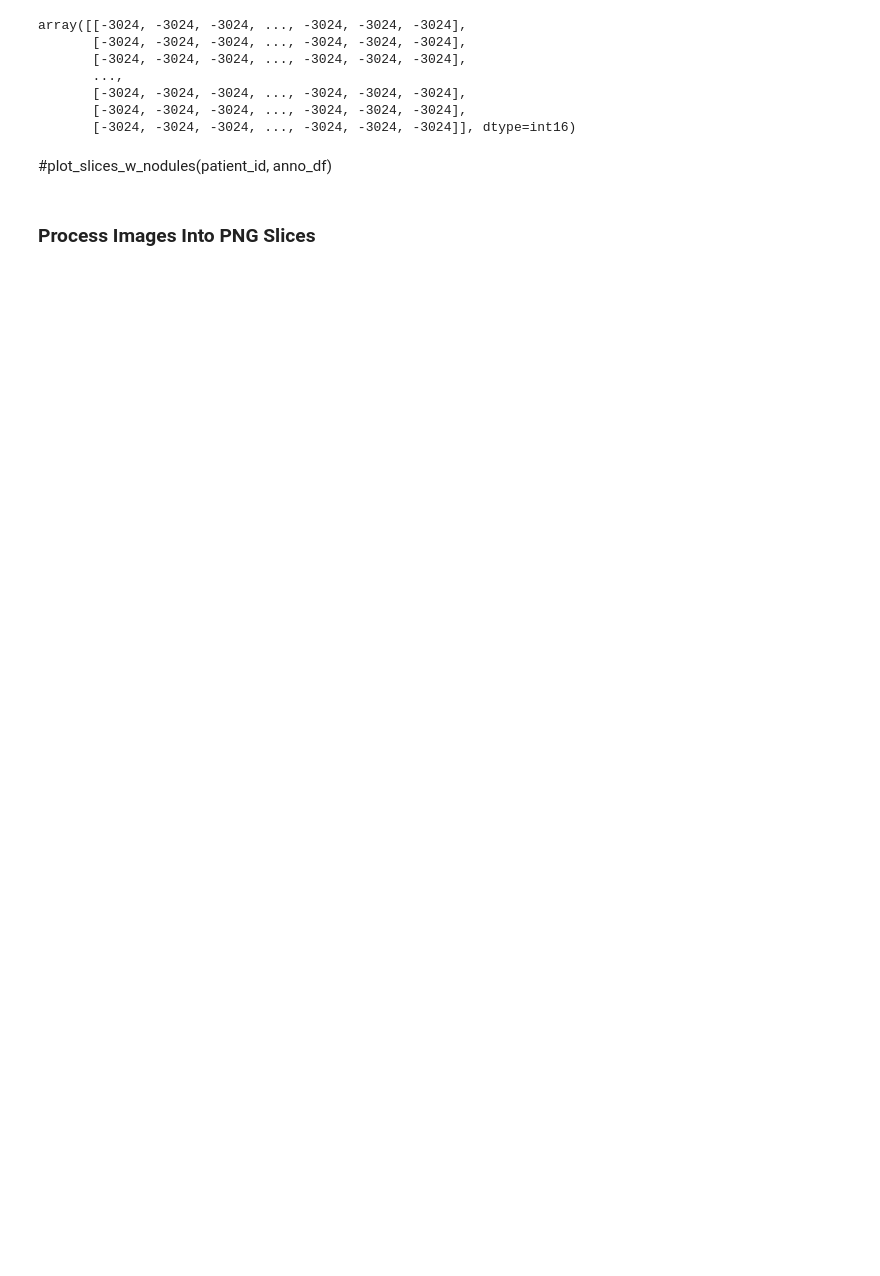
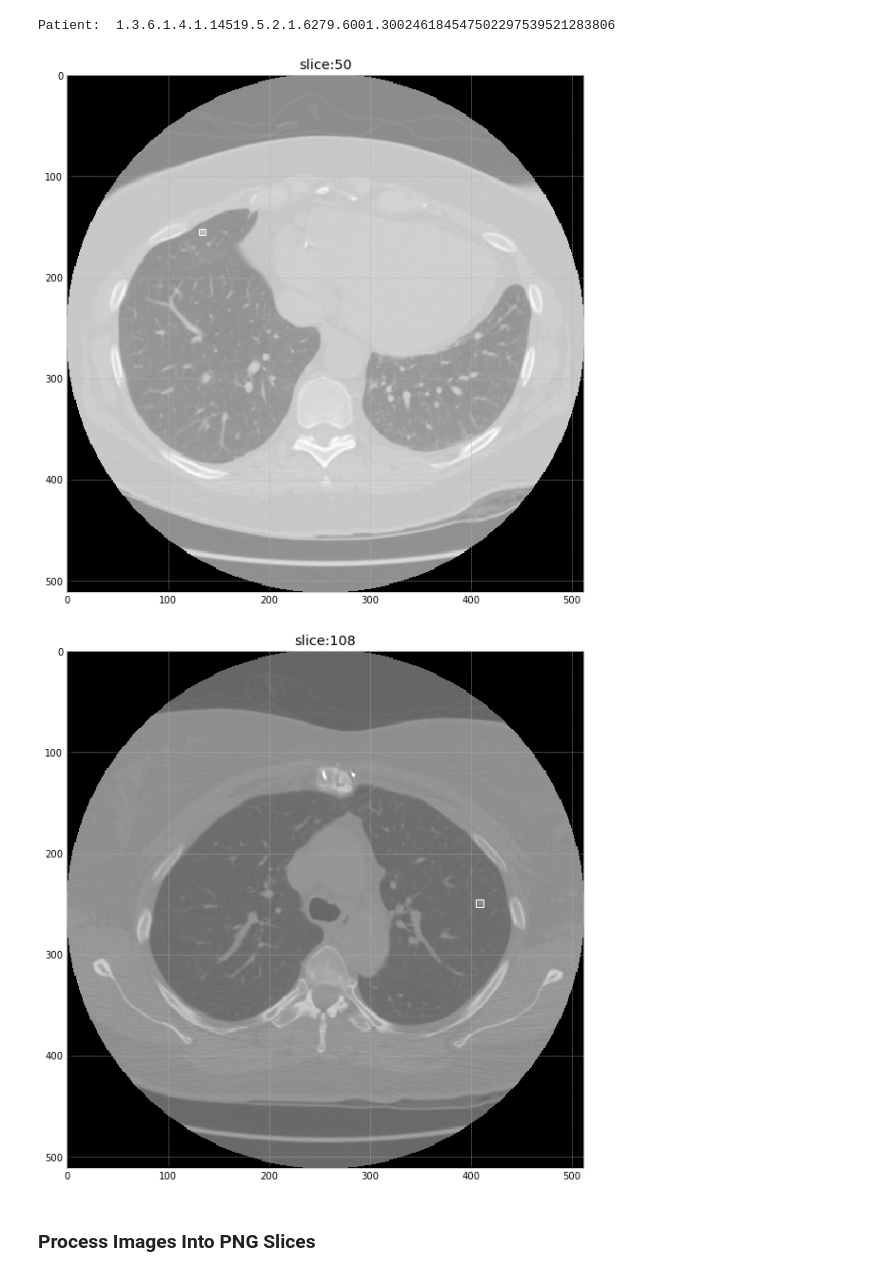
Before and after one commit to bfortuner/lungcancer, a Jupyter notebook: LIDC.ipynb, the cells around one changed output. Cells and saved outputs as stored; diff of their text form; code cells hidden in the pictures; blank space fills up the shorter version.

```diff
--- a/LIDC.ipynb
+++ b/LIDC.ipynb
@@ -612,5 +821,5 @@ join_luna_and_lidc_nodules(luna_pos_df, lidc_pos_df)
 # %%
-def get_scan_bbs(nodules, img_arr, origin, spacing):
+def get_scan_bbs(nodules, origin, spacing):
     bbs = []
     for idx,nodule in nodules.iterrows():
         bbs.append(make_bb_from_nodule(nodule, origin, spacing))
@@ -636,11 +845,15 @@ def get_bbs_from_nodule(nodule):
 
 def make_bb(z_center, y_center, x_center, diameter):
     radius = diameter / 2
+    z_min = z_center - radius
     y_min = y_center - radius
     x_min = x_center - radius
+
+    z_max = z_center + radius
     y_max = y_center + radius
     x_max = x_center + radius
-    bb = make_bb_from_pixel_coords(z_center, y_min, y_max, x_min, x_max)
+    bb = make_bb_from_pixel_coords(
+        z_center, z_min, z_max, y_min, y_max, x_min, x_max)
     return bb
 
 def make_bb_from_mm_coords(z_center, y_center, x_center, diameter, spacing):
@@ -648,30 +861,49 @@ def make_bb_from_mm_coords(z_center, y_center, x_center, diameter, spacing):
     z_spacing = spacing[0]
     y_spacing = spacing[1]
     x_spacing = spacing[2]
+
+    z_min_mm = z_center - radius_mm
     y_min_mm = y_center - radius_mm
     x_min_mm = x_center - radius_mm
+
+    z_max_mm = z_center - radius_mm
     y_max_mm = y_center + radius_mm
     x_max_mm = x_center + radius_mm
 
     z_center_pixels = int(round(z_center / z_spacing))
     y_center_pixels = int(round(y_center / y_spacing))
     x_center_pixels = int(round(x_center / x_spacing))
+
+    z_min_pixels = int(round(z_min_mm / z_spacing))
     y_min_pixels = int(round(y_min_mm / y_spacing))
     x_min_pixels = int(round(x_min_mm / x_spacing))
+
+    z_max_pixels = int(round(z_max_mm / z_spacing))
     y_max_pixels = int(round(y_max_mm / y_spacing))
     x_max_pixels = int(round(x_max_mm / x_spacing))
-    bb = make_bb_from_pixel_coords(z_center_pixels, y_min_pixels, y_max_pixels,
-                                   x_min_pixels, x_max_pixels)
+    bb = make_bb_from_pixel_coords(
+        z_center_pixels, z_min_pixels, z_max_pixels,
+        y_min_pixels, y_max_pixels, x_min_pixels, x_max_pixels)
     return bb
 
-def make_bb_from_pixel_coords(z, ymin, ymax, xmin, xmax, label="nodule"):
+def percent_to_pixels(x_perc, y_perc, z_perc, diam_perc, img):
+    res_x = int(round(x_perc * img.shape[2]))
+    res_y = int(round(y_perc * img.shape[1]))
+    res_z = int(round(z_perc * img.shape[0]))
+    diameter = int(round(diam_perc * max(img.shape[2],img.shape[1])))
+    return res_x, res_y, res_z, diameter
+
+def make_bb_from_pixel_coords(z, zmin, zmax, ymin, ymax,
+                              xmin, xmax, label="nodule"):
     return {
         'label': label,
         'slice': int(round(z)),
         'xmin': int(round(xmin)),
         'ymin': int(round(ymin)),
+        'zmin': int(round(zmin)),
         'xmax': int(round(xmax)),
-        'ymax': int(round(ymax))
+        'ymax': int(round(ymax)),
+        'zmax': int(round(zmax)),
     }
 
 def get_slice_idx_to_bb_map(bbs):
@@ -698,12 +930,13 @@ def plot_slice_w_bbs(slice_arr, bbs, title=None):
                vmin=slice_arr.min(), vmax=slice_arr.max());
     plt.title(title)
 
-def plot_slices_w_nodules(patient_id, anno_df):
+def plot_slices_w_nodules(patient_id, anno_df, resample_img=False):
     print("Patient: ", patient_id)
     img_arr, origin, spacing = load_scan_arr(patient_id)
-    img_arr, spacing = resample(img_arr, spacing)
+    if resample_img:
+        img_arr, spacing = resample(img_arr, spacing)
     nodules = anno_df[anno_df.patient_id == patient_id]
-    bbs = get_scan_bbs(nodules, img_arr, origin, spacing)
+    bbs = get_scan_bbs(nodules, origin, spacing)
     slice_idxs = get_slice_idx_to_bb_map(bbs)
     for idx in slice_idxs.keys():
         plot_slice_w_bbs(img_arr[idx], slice_idxs[idx], title="slice:"+str(idx))
@@ -718,4 +965,8 @@ anno_df = luna_lidc_pos_df
 patient_idx = random.randint(0,len(anno_df)-1)
 patient_id = anno_df.iloc[patient_idx].patient_id
 # %%
-plot_slices_w_nodules(patient_id, anno_df)
+plot_slices_w_nodules(patient_id, anno_df, resample_img=False)
+# %% [output]
+Patient:  1.3.6.1.4.1.14519.5.2.1.6279.6001.300246184547502297539521283806
+[figure, added]
+[figure, added]
@@ -728,15 +973,3 @@ img_arr, spacing = resample(img_arr, spacing)
-# %%
-img_arr[0]
-# %% [output]
-array([[-3024, -3024, -3024, ..., -3024, -3024, -3024],
-       [-3024, -3024, -3024, ..., -3024, -3024, -3024],
-       [-3024, -3024, -3024, ..., -3024, -3024, -3024],
-       ...,
-       [-3024, -3024, -3024, ..., -3024, -3024, -3024],
-       [-3024, -3024, -3024, ..., -3024, -3024, -3024],
-       [-3024, -3024, -3024, ..., -3024, -3024, -3024]], dtype=int16)
-# %% [markdown]
-#plot_slices_w_nodules(patient_id, anno_df)
 # %% [markdown]
 ### Process Images Into PNG Slices
 # %%
```
Also changed, not shown: parts of 23 cells of this notebook, 1 other file.
